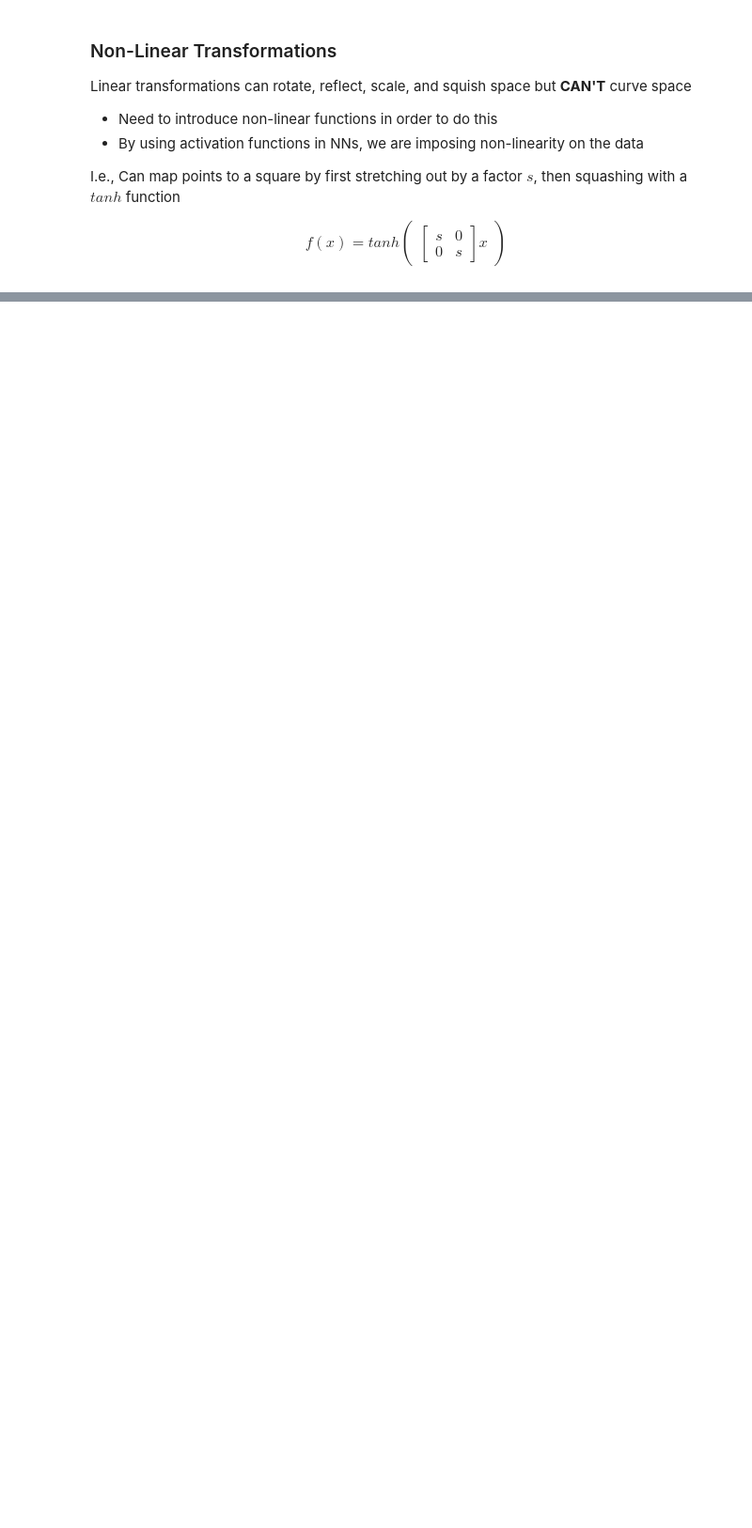
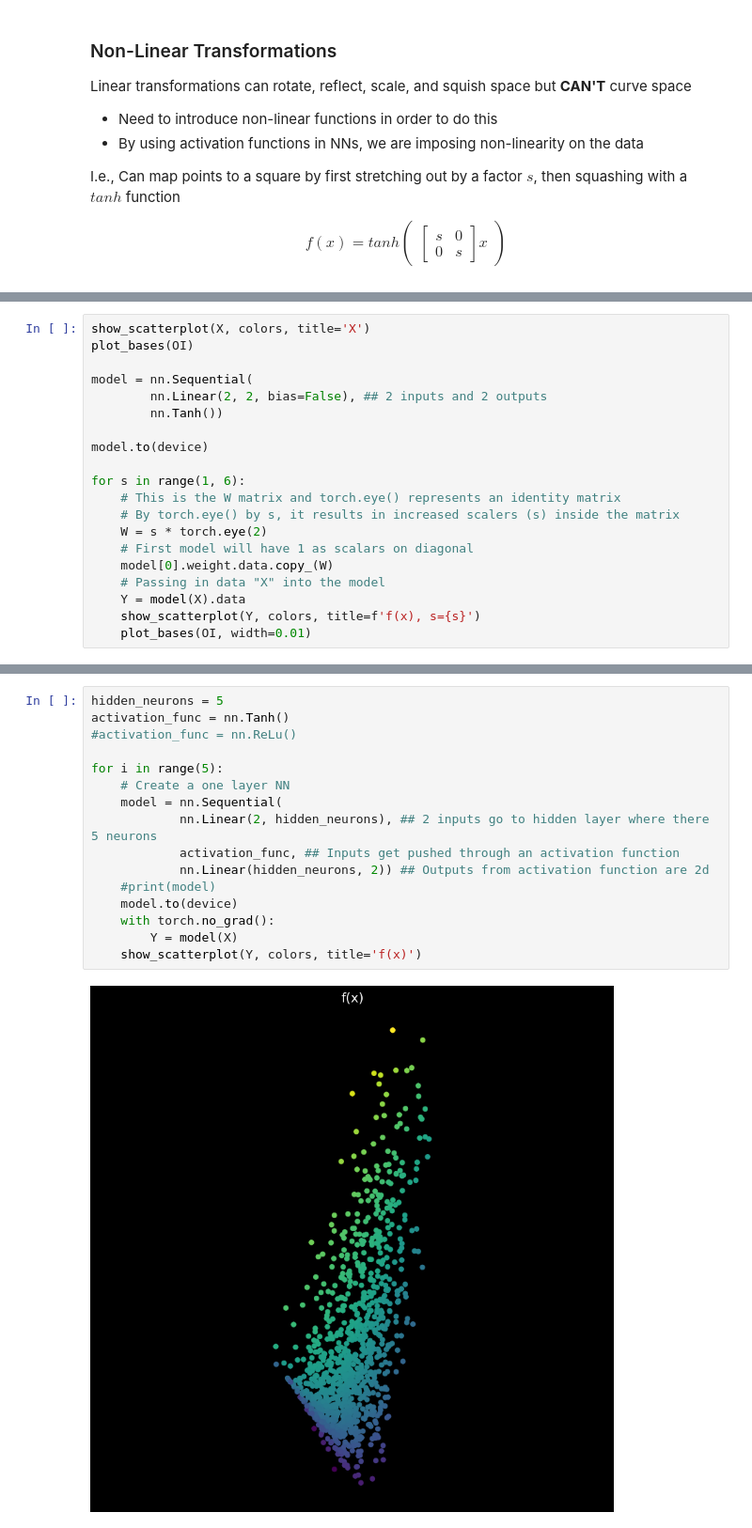
Before and after one commit to GStechschulte/autodidact, a Jupyter notebook: Linear_Algebra/MatrixMult_Transformations.ipynb, the cells around one changed output, grey strips where cells are left out. Shown at 94% size. Drawn from its saved outputs; the diff is of its cells as text; blank space fills up the shorter version.

Commit message:
Non-linear transformations

```diff
--- a/Linear_Algebra/MatrixMult_Transformations.ipynb
+++ b/Linear_Algebra/MatrixMult_Transformations.ipynb
@@ -121,0 +131,20 @@ plot(z.numpy(), s.numpy())
+# %%
+show_scatterplot(X, colors, title='X')
+plot_bases(OI)
+
+model = nn.Sequential(
+        nn.Linear(2, 2, bias=False), ## 2 inputs and 2 outputs
+        nn.Tanh())
+
+model.to(device)
+
+for s in range(1, 6):
+    # This is the W matrix and torch.eye() represents an identity matrix
+    # By torch.eye() by s, it results in increased scalers (s) inside the matrix
+    W = s * torch.eye(2)
+    # First model will have 1 as scalars on diagonal
+    model[0].weight.data.copy_(W)
+    # Passing in data "X" into the model
+    Y = model(X).data
+    show_scatterplot(Y, colors, title=f'f(x), s={s}')
+    plot_bases(OI, width=0.01)
@@ -121,0 +153,18 @@ plot(z.numpy(), s.numpy())
+# %%
+hidden_neurons = 5
+activation_func = nn.Tanh()
+#activation_func = nn.ReLu()
+
+for i in range(5):
+    # Create a one layer NN
+    model = nn.Sequential(
+            nn.Linear(2, hidden_neurons), ## 2 inputs go to hidden layer where there 5 neurons
+            activation_func, ## Inputs get pushed through an activation function
+            nn.Linear(hidden_neurons, 2)) ## Outputs from activation function are 2d
+    #print(model)
+    model.to(device)
+    with torch.no_grad():
+        Y = model(X)
+    show_scatterplot(Y, colors, title='f(x)')
+# %% [output]
+[figure, added]
```
Also changed, not shown: parts of 8 cells of this notebook, 3 other files.
